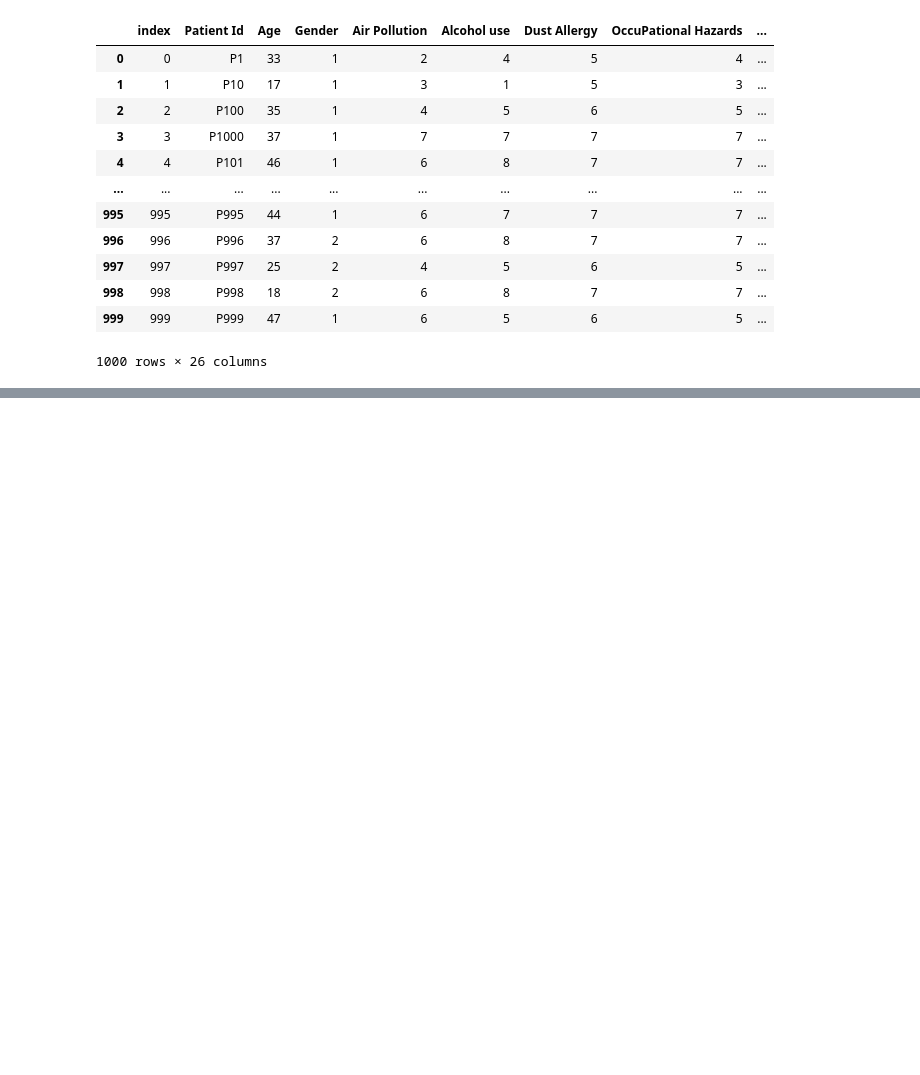
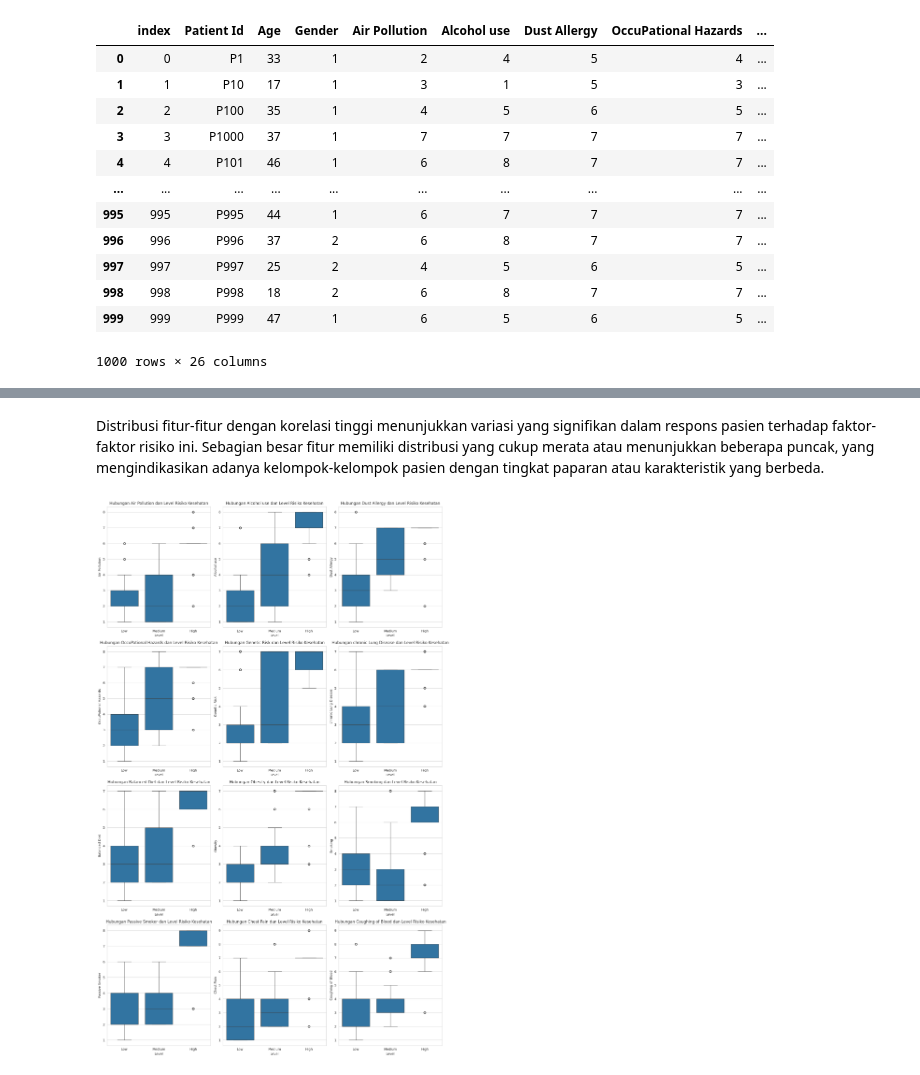
Before and after one commit to mazenbuk/intern, a Jupyter notebook: stunning.ipynb, the cells around one changed output, grey strips where cells are left out. Saved outputs shown, nothing was run; the diff lists cells and outputs as text; code cells hidden in the pictures; blank space fills up the shorter version.

```diff
--- a/stunning.ipynb
+++ b/stunning.ipynb
@@ -21,0 +100,16 @@ data
+# %% [markdown]
+Distribusi fitur-fitur dengan korelasi tinggi menunjukkan variasi yang signifikan dalam respons pasien terhadap faktor-faktor risiko ini. Sebagian besar fitur memiliki distribusi yang cukup merata atau menunjukkan beberapa puncak, yang mengindikasikan adanya kelompok-kelompok pasien dengan tingkat paparan atau karakteristik yang berbeda.
+# %%
+# Visualisasi hubungan antara fitur-fitur dengan Level Risiko Kesehatan
+fig, axs = plt.subplots(len(fitur_merah)//3, 3, figsize=(15, 24))
+
+for i, feature in enumerate(fitur_merah):
+    row = i // 3
+    col = i % 3
+    sns.boxplot(x='Level', y=feature, data=data, order=['Low', 'Medium', 'High'], ax=axs[row, col])
+    axs[row, col].set_title(f'Hubungan {feature} dan Level Risiko Kesehatan')
+
+plt.tight_layout()
+plt.show()
+# %% [output]
+[figure, added]
```
Also changed, not shown: parts of 18 cells of this notebook.
